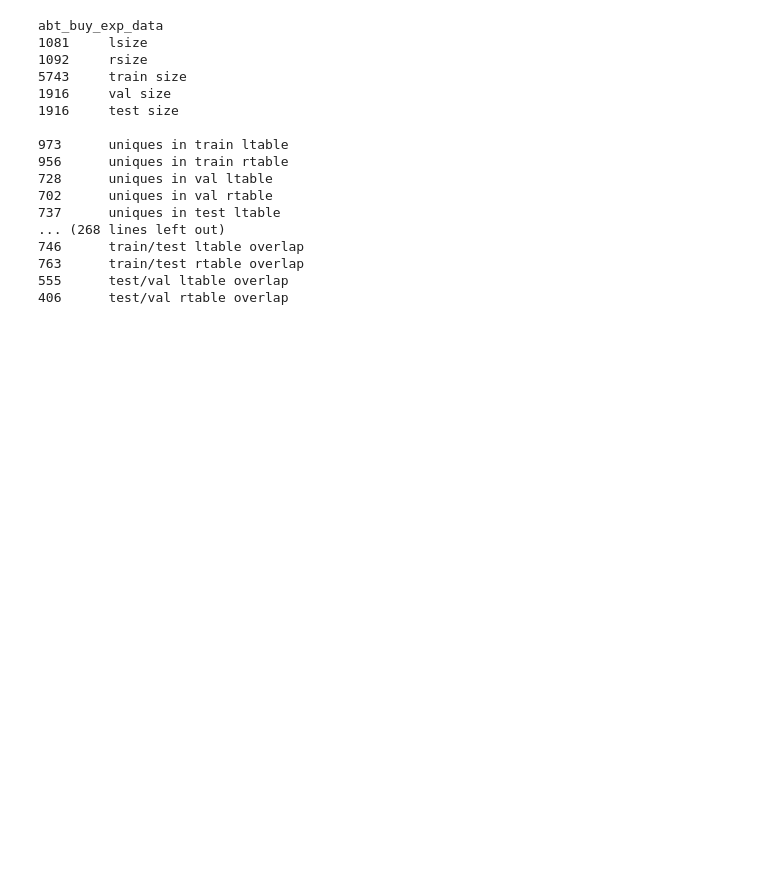
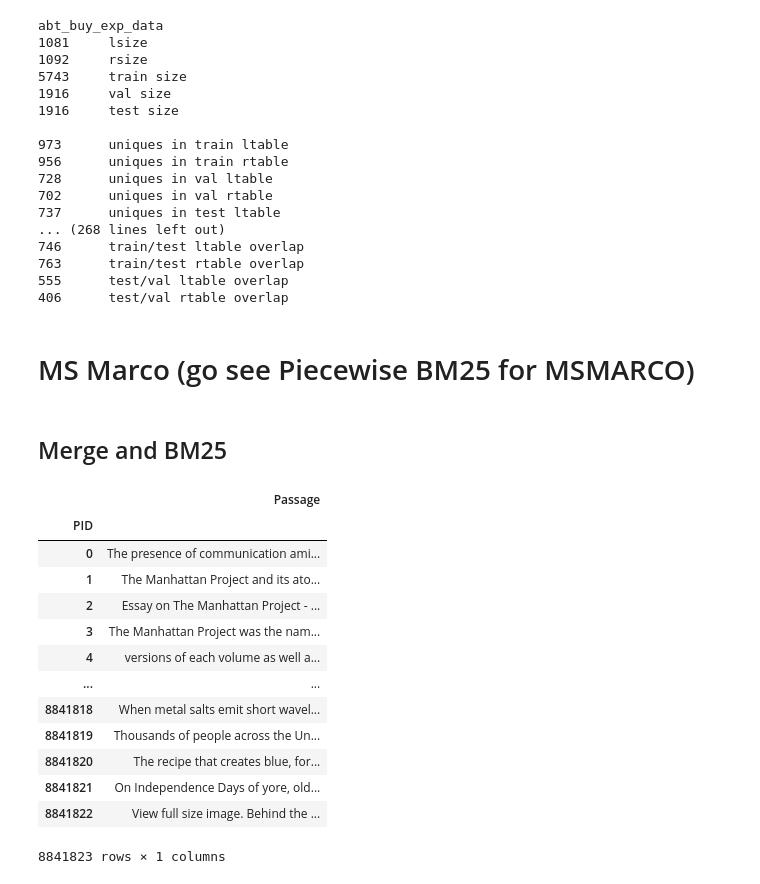
Before and after one commit to sahaana/ember-internal, a Jupyter notebook: notebooks/preprocessing/Reindex, Merge, and Generate BM25.ipynb, the cells around one changed output. Saved outputs shown, nothing was run; the diff lists cells and outputs as text; code cells hidden in the pictures; blank space fills up the shorter version.

```diff
--- a/notebooks/preprocessing/Reindex, Merge, and Generate BM25.ipynb
+++ b/notebooks/preprocessing/Reindex, Merge, and Generate BM25.ipynb
@@ -150,3 +147,7 @@ abt_buy_exp_data
 763      train/test rtable overlap
 555      test/val ltable overlap
 406      test/val rtable overlap
+# %% [markdown]
+# MS Marco (go see Piecewise BM25 for MSMARCO)
+# %% [markdown]
+## Merge and BM25
@@ -152,0 +159,20 @@ abt_buy_exp_data
+# %%
+file = "collection.tsv"
+collection = pd.read_csv(f"{path}/{file}",sep='\t', header=None,
+                         index_col=0, names=['PID','Passage'])
+collection
+# %% [output]
+|  | Passage |
+| PID |  |
+| 0 | The presence of communication ami... |
+| 1 | The Manhattan Project and its ato... |
+| 2 | Essay on The Manhattan Project - ... |
+| 3 | The Manhattan Project was the nam... |
+| 4 | versions of each volume as well a... |
+| ... | ... |
+| 8841818 | When metal salts emit short wavel... |
+| 8841819 | Thousands of people across the Un... |
+| 8841820 | The recipe that creates blue, for... |
+| 8841821 | On Independence Days of yore, old... |
+| 8841822 | View full size image. Behind the ... |
+8841823 rows × 1 columns
```
Also changed, not shown: parts of 24 cells of this notebook, 12 other files.
